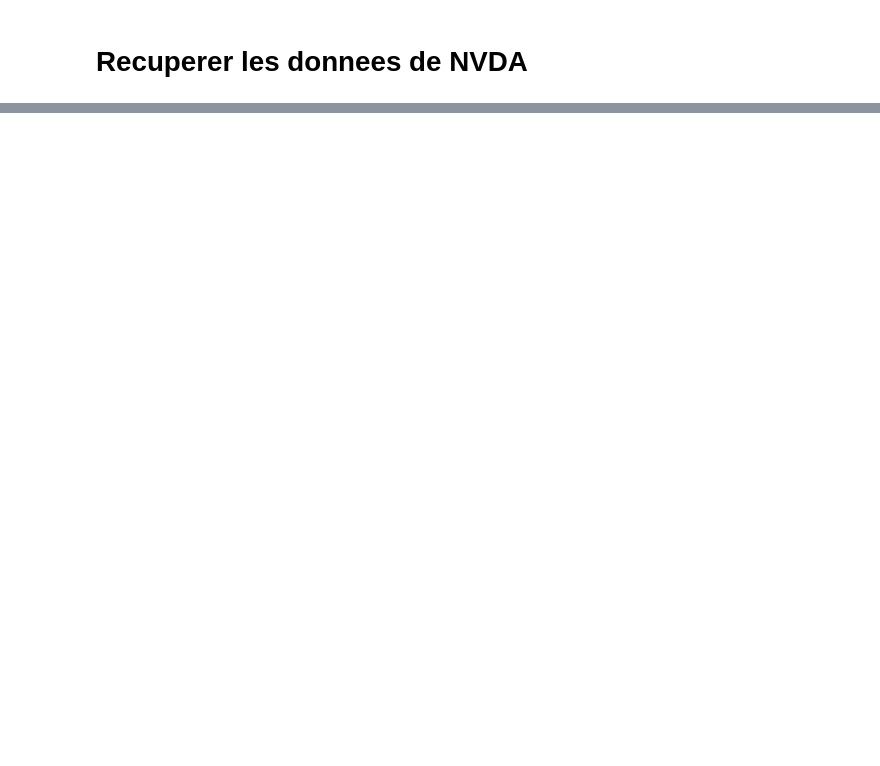
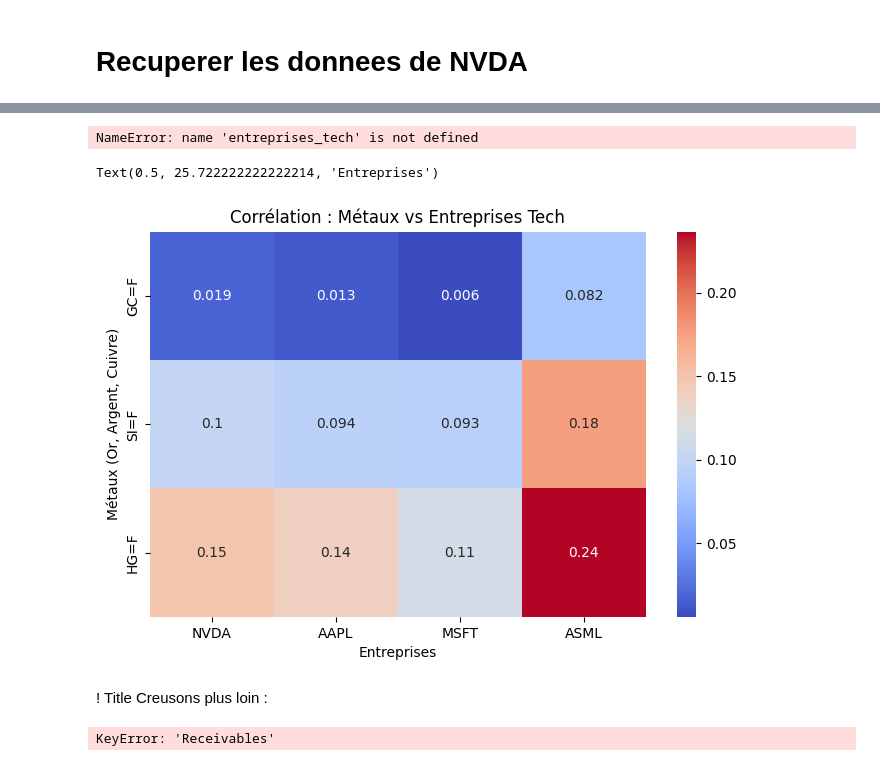
Before and after one commit to c-battaglia/Projet-Audit-Data-Battaglia-La-Mendola-Bernardoff-Bleywas, a Jupyter notebook: SCRIPTS/script.ipynb, the cells around one changed output, grey strips where cells are left out. Saved outputs shown, nothing was run; the diff lists cells and outputs as text; code cells hidden in the pictures; blank space fills up the shorter version.

```diff
--- a/SCRIPTS/script.ipynb
+++ b/SCRIPTS/script.ipynb
@@ -62,0 +61,9 @@ Date
+# %%
+entreprises = ['NVDA', 'AAPL', 'MSFT','ASML']
+metaux = ['GC=F', 'SI=F', 'HG=F']
+ticker = entreprises+metaux
+data2 = yf.download(ticker, start="2015-01-01", end="2026-02-01")
+prix_cloture = data2['Close']
+rentabilites = np.log(prix_cloture).diff().dropna()
+rentabilites = rentabilites.dropna()
+print(rentabilites.head())
@@ -62,0 +87,40 @@ Date
+# %%
+df = rentabilites
+matrice_cible = matrice_globale.loc[metaux, entreprises_tech]
+plt.figure(figsize=(8, 5))
+
+
+
+numeric_df = df.select_dtypes(include=['float64','int64'])
+sns.heatmap(numeric_df.corr(),annot=True,cmap='coolwarm')
+
+plt.title("Corrélation : Métaux vs Entreprises Tech")
+plt.ylabel("Métaux (Or, Argent, Cuivre)") # Titre pour la gauche
+plt.xlabel("Entreprises Technologiques")  # Titre pour le bas
+# %% [output]
+NameError: name 'entreprises_tech' is not defined
+# %%
+df = rentabilites
+
+numeric_df = df.select_dtypes(include=['float64','int64'])
+matrice_globale = numeric_df.corr()
+matrice = matrice_globale.loc[metaux, entreprises]
+
+
+plt.figure(figsize=(8, 5))
+sns.heatmap(matrice, annot=True, cmap='coolwarm')
+
+plt.title("Corrélation : Métaux vs Entreprises Tech")
+plt.ylabel("Métaux (Or, Argent, Cuivre)")
+plt.xlabel("Entreprises")
+# %% [output]
+Text(0.5, 25.722222222222214, 'Entreprises')
+[figure, added]
+# %% [markdown]
+! Title Creusons plus loin :
+# %%
+nvda = yf.Ticker("NVDA")
+
+print(nvda.balance_sheet["Receivables"])
+# %% [output]
+KeyError: 'Receivables'
```
Also changed, not shown: parts of 4 cells of this notebook.
